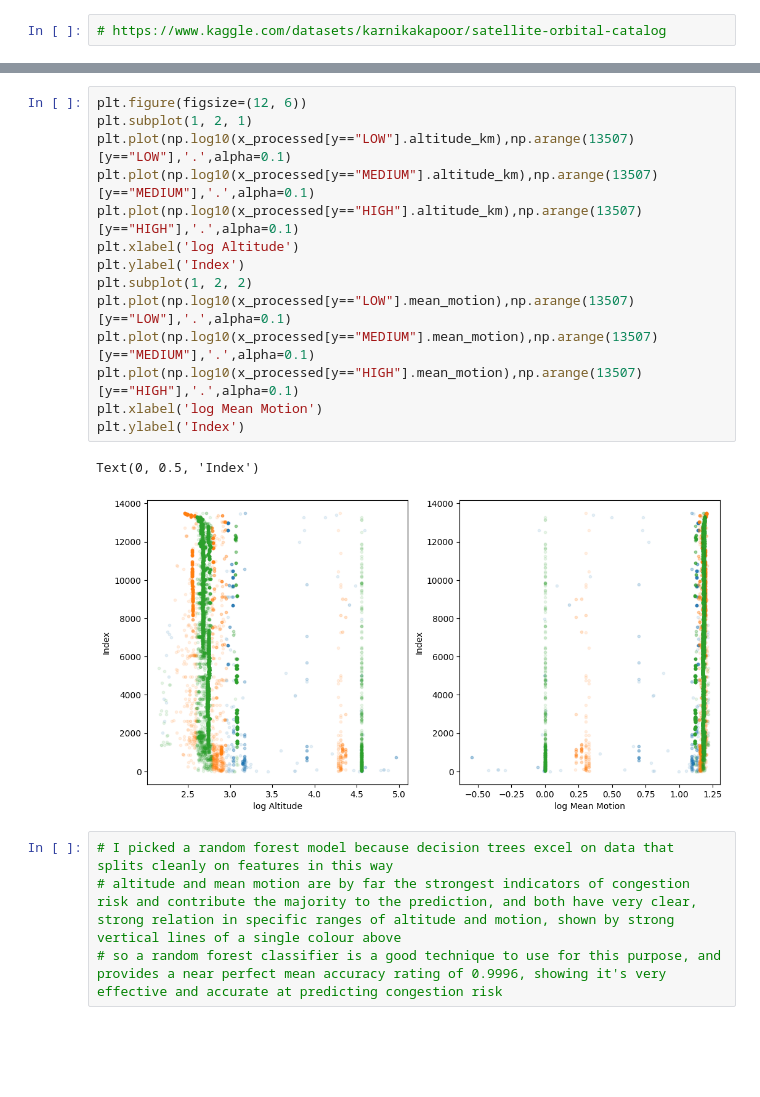
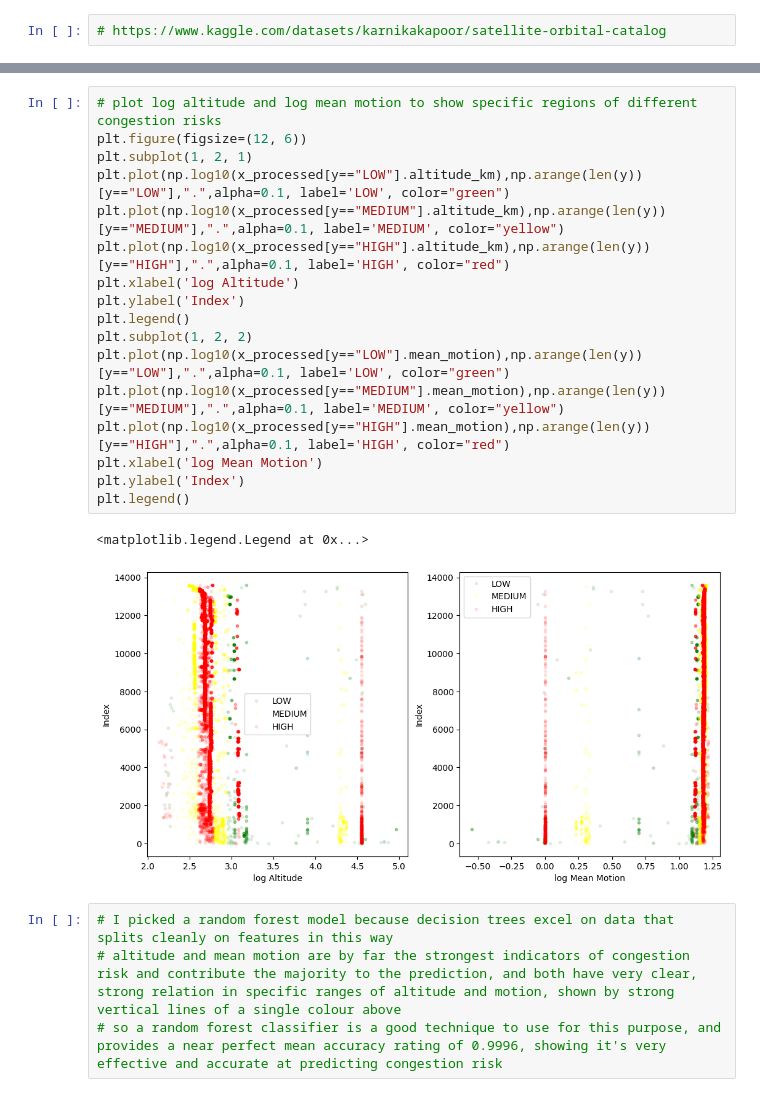
Before and after one commit to up2120825/ACT-Coursework-2, a Jupyter notebook: ACT_Coursework_2_part_1.ipynb, the cells around one changed output, grey strips where cells are left out. Drawn from its saved outputs; the diff is of its cells as text; blank space fills up the shorter version.

```diff
--- a/ACT_Coursework_2_part_1.ipynb
+++ b/ACT_Coursework_2_part_1.ipynb
@@ -140,20 +141,23 @@ plt.show()
 # %%
+# plot log altitude and log mean motion to show specific regions of different congestion risks
 plt.figure(figsize=(12, 6))
 plt.subplot(1, 2, 1)
-plt.plot(np.log10(x_processed[y=="LOW"].altitude_km),np.arange(13507)[y=="LOW"],'.',alpha=0.1)
-plt.plot(np.log10(x_processed[y=="MEDIUM"].altitude_km),np.arange(13507)[y=="MEDIUM"],'.',alpha=0.1)
-plt.plot(np.log10(x_processed[y=="HIGH"].altitude_km),np.arange(13507)[y=="HIGH"],'.',alpha=0.1)
+plt.plot(np.log10(x_processed[y=="LOW"].altitude_km),np.arange(len(y))[y=="LOW"],".",alpha=0.1, label='LOW', color="green")
+plt.plot(np.log10(x_processed[y=="MEDIUM"].altitude_km),np.arange(len(y))[y=="MEDIUM"],".",alpha=0.1, label='MEDIUM', color="yellow")
+plt.plot(np.log10(x_processed[y=="HIGH"].altitude_km),np.arange(len(y))[y=="HIGH"],".",alpha=0.1, label='HIGH', color="red")
 plt.xlabel('log Altitude')
 plt.ylabel('Index')
+plt.legend()
 plt.subplot(1, 2, 2)
-plt.plot(np.log10(x_processed[y=="LOW"].mean_motion),np.arange(13507)[y=="LOW"],'.',alpha=0.1)
-plt.plot(np.log10(x_processed[y=="MEDIUM"].mean_motion),np.arange(13507)[y=="MEDIUM"],'.',alpha=0.1)
-plt.plot(np.log10(x_processed[y=="HIGH"].mean_motion),np.arange(13507)[y=="HIGH"],'.',alpha=0.1)
+plt.plot(np.log10(x_processed[y=="LOW"].mean_motion),np.arange(len(y))[y=="LOW"],".",alpha=0.1, label='LOW', color="green")
+plt.plot(np.log10(x_processed[y=="MEDIUM"].mean_motion),np.arange(len(y))[y=="MEDIUM"],".",alpha=0.1, label='MEDIUM', color="yellow")
+plt.plot(np.log10(x_processed[y=="HIGH"].mean_motion),np.arange(len(y))[y=="HIGH"],".",alpha=0.1, label='HIGH', color="red")
 plt.xlabel('log Mean Motion')
 plt.ylabel('Index')
+plt.legend()
 # %% [output]
-Text(0, 0.5, 'Index')
+<matplotlib.legend.Legend at 0x...>
-[figure, old version]
+[figure, new version]
 # %%
 # I picked a random forest model because decision trees excel on data that splits cleanly on features in this way
 # altitude and mean motion are by far the strongest indicators of congestion risk and contribute the majority to the prediction, and both have very clear, strong relation in specific ranges of altitude and motion, shown by strong vertical lines of a single colour above
```
Also changed, not shown: parts of 6 cells of this notebook, 2 other files.
